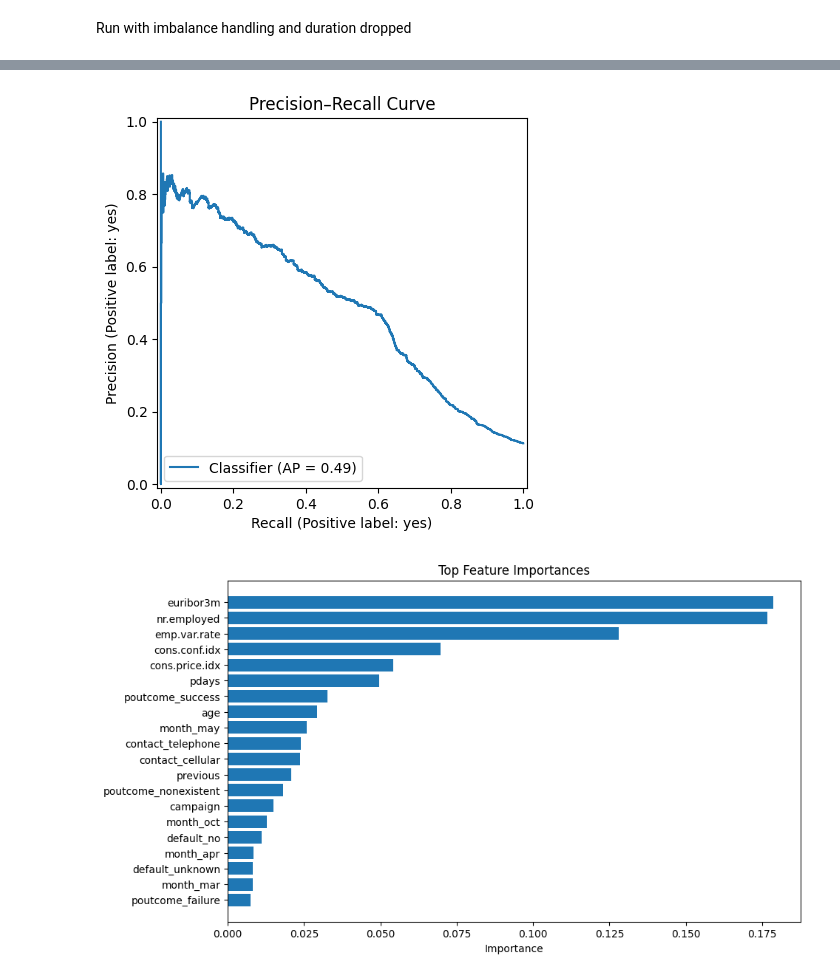
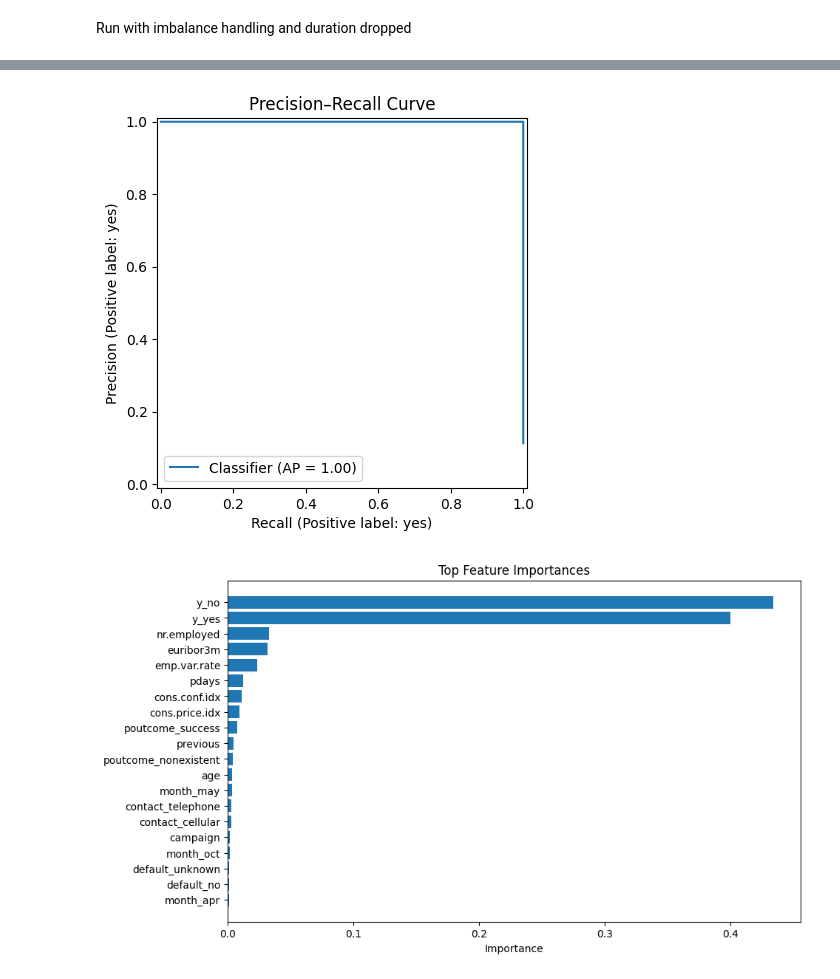
Before and after one commit to MankitWong/Team_ML10, a Jupyter notebook: src/RandomF.ipynb, the cells around one changed output, grey strips where cells are left out. Drawn from its saved outputs; the diff is of its cells as text; code cells hidden in the pictures.

```diff
--- a/src/RandomF.ipynb
+++ b/src/RandomF.ipynb
@@ -174,11 +185,14 @@ weighted avg       0.91      0.92      0.91      8238
 # %% [markdown]
 Run with duration feature dropped
 # %%
+# -------------------------------------------------------
 # Drop duration (must be removed BEFORE splitting)
+# -------------------------------------------------------
 if "duration" in data.columns:
     X = data.drop(columns=["duration"])
+else:
+    X = data.drop(columns=['y'], errors='ignore')
 
-X = X.drop(columns=['y'])
 y = data['y']
 
 # -------------------------------------------------------
@@ -193,9 +207,10 @@ preprocess = ColumnTransformer(
     ]
 )
 
+# My idea: add class_weight='balanced'
 pipe = Pipeline([
     ('preprocess', preprocess),
-    ('model', RandomForestClassifier(random_state=42))
+    ('model', RandomForestClassifier(random_state=42, class_weight='balanced'))
 ])
 
 # -------------------------------------------------------
@@ -211,7 +226,8 @@ X_train, X_test, y_train, y_test = train_test_split(
 param_grid = {
     'model__n_estimators': [100, 200, 300, 500],
     'model__max_depth': [None, 10, 20, 30],
-    'model__min_samples_leaf': [1, 2, 4, 8]
+    'model__min_samples_leaf': [1, 2, 4, 8],
+    'model__class_weight': ['balanced', 'balanced_subsample']  # tuning imbalance strategy
 }
 
 search = RandomizedSearchCV(
@@ -225,11 +241,10 @@ search = RandomizedSearchCV(
 )
 
 search.fit(X_train, y_train)
+best_pipe = search.best_estimator_
 
 print("Best parameters:", search.best_params_)
 print("Best CV score:", search.best_score_)
-
-best_pipe = search.best_estimator_
 
 # -------------------------------------------------------
 # Predictions + Probabilities
@@ -326,11 +341,14 @@ weighted avg       0.89      0.90      0.88      8238
 # %% [markdown]
 Run with imbalance handling and duration dropped
 # %%
-# Drop leakage-prone feature
+# -------------------------------------------------------
+# Drop leakage-prone feature (duration) BEFORE splitting
+# -------------------------------------------------------
 if "duration" in data.columns:
     X = data.drop(columns=["duration"])
+else:
+    X = data.drop(columns=['y'], errors='ignore')
 
-X = X.drop(columns=['y'])
 y = data['y']
 
 # -------------------------------------------------------
@@ -345,11 +363,12 @@ preprocess = ColumnTransformer(
     ]
 )
 
+# My idea: handle class imbalance
 pipe = Pipeline([
     ('preprocess', preprocess),
     ('model', RandomForestClassifier(
         random_state=42,
-        class_weight='balanced'   # <-- imbalance handling integrated here
+        class_weight='balanced'  # imbalance handling
     ))
 ])
 
@@ -367,7 +386,7 @@ param_grid = {
     'model__n_estimators': [100, 200, 300, 500],
     'model__max_depth': [None, 10, 20, 30],
     'model__min_samples_leaf': [1, 2, 4, 8],
-    'model__class_weight': ['balanced', 'balanced_subsample']  # tune imbalance strategy
+    'model__class_weight': ['balanced', 'balanced_subsample']  # tuning imbalance strategy
 }
 
 search = RandomizedSearchCV(
@@ -381,11 +400,10 @@ search = RandomizedSearchCV(
 )
 
 search.fit(X_train, y_train)
+best_pipe = search.best_estimator_
 
 print("Best parameters:", search.best_params_)
 print("Best CV score:", search.best_score_)
-
-best_pipe = search.best_estimator_
 
 # -------------------------------------------------------
 # Predictions + Probabilities
@@ -480,2 +498,2 @@ weighted avg       0.89      0.86      0.87      8238
-[figure, old version]
+[figure, new version]
-[figure, old version]
+[figure, new version]
```
Also changed, not shown: parts of 3 cells of this notebook.
